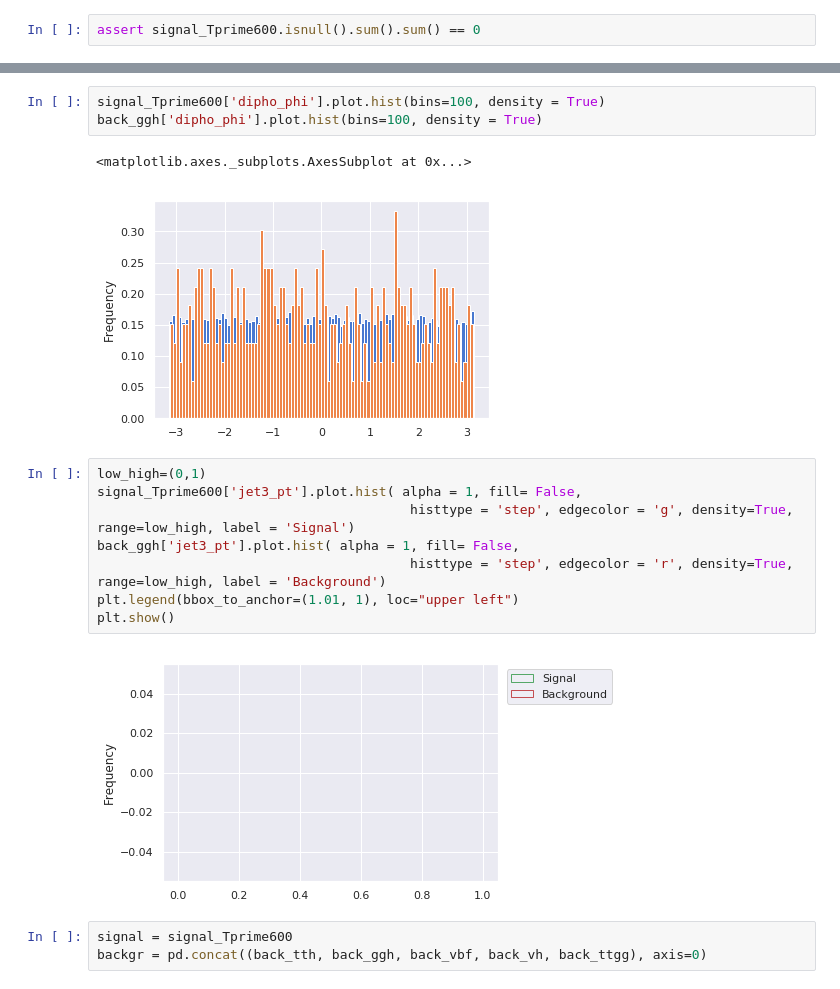
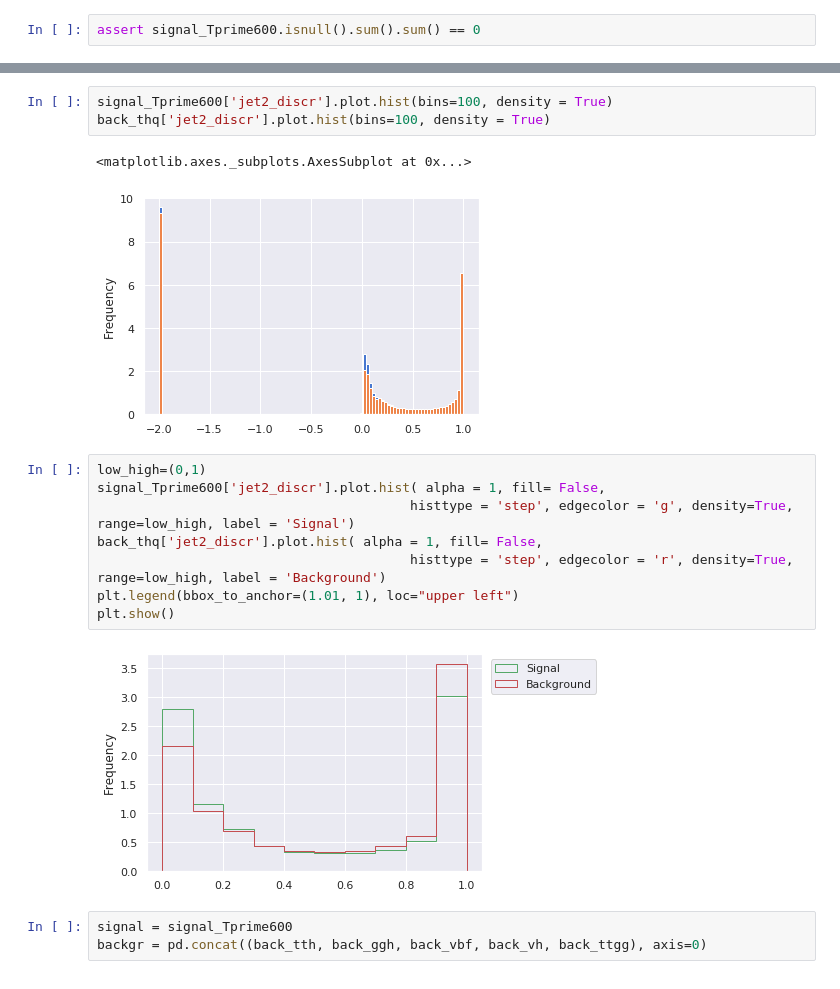
Before and after one commit to raj2022/Analysis_CMS_CERN, a Jupyter notebook: Codes/Training with TPrime_600GeV_&_all_five_As_ background_except_thq.ipynb, the cells around one changed output, grey strips where cells are left out. Saved outputs shown, nothing was run; the diff lists cells and outputs as text.

```diff
--- a/Codes/Training with TPrime_600GeV_&_all_five_As_ background_except_thq.ipynb
+++ b/Codes/Training with TPrime_600GeV_&_all_five_As_ background_except_thq.ipynb
@@ -187,19 +180,19 @@ back_ggh['dipho_pt'].plot.hist(bins=100, density = True)
 # %%
-signal_Tprime600['dipho_phi'].plot.hist(bins=100, density = True)
-back_ggh['dipho_phi'].plot.hist(bins=100, density = True)
+signal_Tprime600['jet2_discr'].plot.hist(bins=100, density = True)
+back_thq['jet2_discr'].plot.hist(bins=100, density = True)
 # %% [output]
 <matplotlib.axes._subplots.AxesSubplot at 0x...>
-[figure, old version]
+[figure, new version]
 # %%
 low_high=(0,1)
-signal_Tprime600['jet3_pt'].plot.hist( alpha = 1, fill= False,
+signal_Tprime600['jet2_discr'].plot.hist( alpha = 1, fill= False,
                                         histtype = 'step', edgecolor = 'g', density=True, range=low_high, label = 'Signal')
-back_ggh['jet3_pt'].plot.hist( alpha = 1, fill= False,
+back_thq['jet2_discr'].plot.hist( alpha = 1, fill= False,
                                         histtype = 'step', edgecolor = 'r', density=True, range=low_high, label = 'Background')
 plt.legend(bbox_to_anchor=(1.01, 1), loc="upper left")
 plt.show()
 # %% [output]
-[figure, old version]
+[figure, new version]
 # %%
 signal = signal_Tprime600
 backgr = pd.concat((back_tth, back_ggh, back_vbf, back_vh, back_ttgg), axis=0)
```
Also changed, not shown: parts of 30 cells of this notebook.
